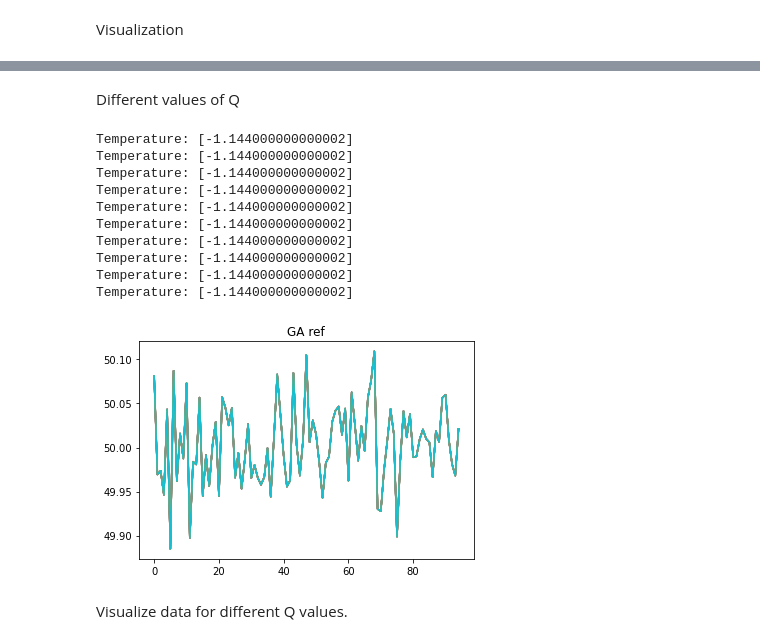
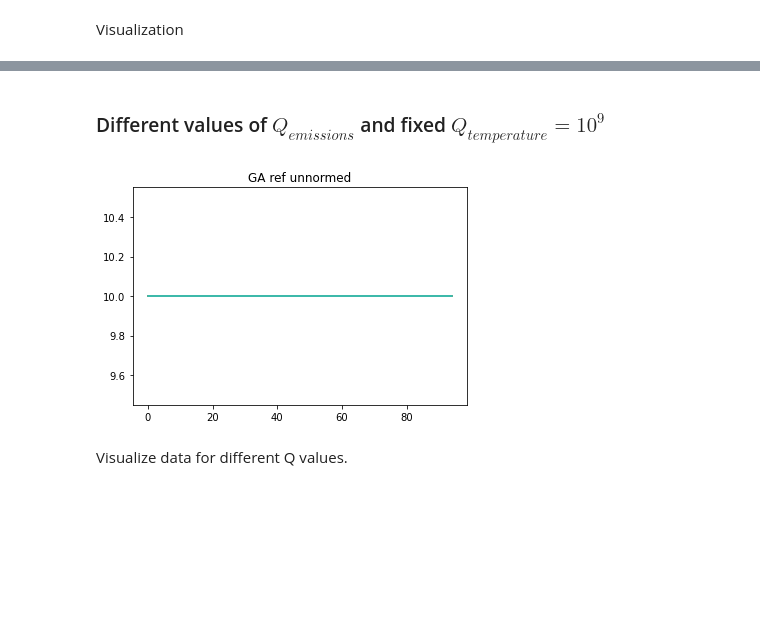
Before and after one commit to vijay092/lcdmpc, a Jupyter notebook: main_080422.ipynb, the cells around one changed output, grey strips where cells are left out. Cells and saved outputs as stored; diff of their text form; code cells hidden in the pictures; blank space fills up the shorter version.

```diff
--- a/main_080422.ipynb
+++ b/main_080422.ipynb
@@ -51,33 +52,23 @@ ax[1,1].title.set_text("Error %")
-# %% [markdown]
-Different values of Q
+# %% [markdown]
+### Different values of $Q_{emissions}$ and fixed $Q_{temperature} = 10^9$
 # %%
 import numpy as np
 
 emissions_list = []
 error_list = []
 temp_list = []
 emissions_rate = []
-q = np.logspace(-4, 0, num=10)
+q = np.logspace(-4, 1, num=20)
 for q_val in q:
 
-    df = compute_emissions.compute_emissons(no_hr_sim=1, emissions_factor= q_val, temperature_factor=10, tracking_factor= 0.1)
+    df = compute_emissions.compute_emissons(no_hr_sim=1, emissions_factor= q_val, temperature_factor=1e9, tracking_factor= 0)
 
     emissions_list.append(df["Emissions (kg of CO2)"])
-    error_list.append(df["Error (%)"])
+    error_list.append(df["Error Temperature (%)"])
     temp_list.append(df["Temperature (C)"])
     emissions_rate.append(df["Emissions Rate (kg of CO2/MWh)"])
 # %% [output]
-Temperature: [-1.144000000000002]
-Temperature: [-1.144000000000002]
-Temperature: [-1.144000000000002]
-Temperature: [-1.144000000000002]
-Temperature: [-1.144000000000002]
-Temperature: [-1.144000000000002]
-Temperature: [-1.144000000000002]
-Temperature: [-1.144000000000002]
-Temperature: [-1.144000000000002]
-Temperature: [-1.144000000000002]
-[figure, old version]
+[figure, new version]
 # %% [markdown]
 Visualize data for different Q values.
 # %%
```
Also changed, not shown: parts of 26 cells of this notebook, 6 other files.
